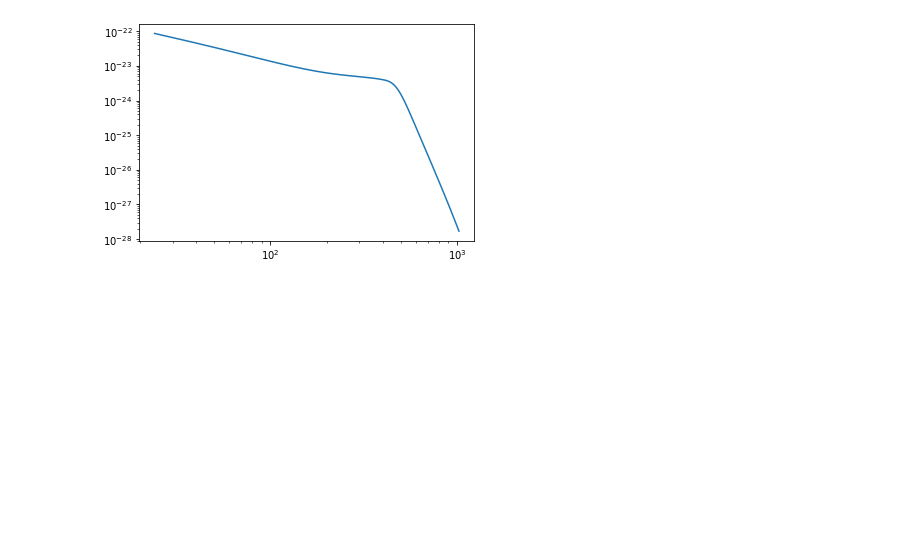
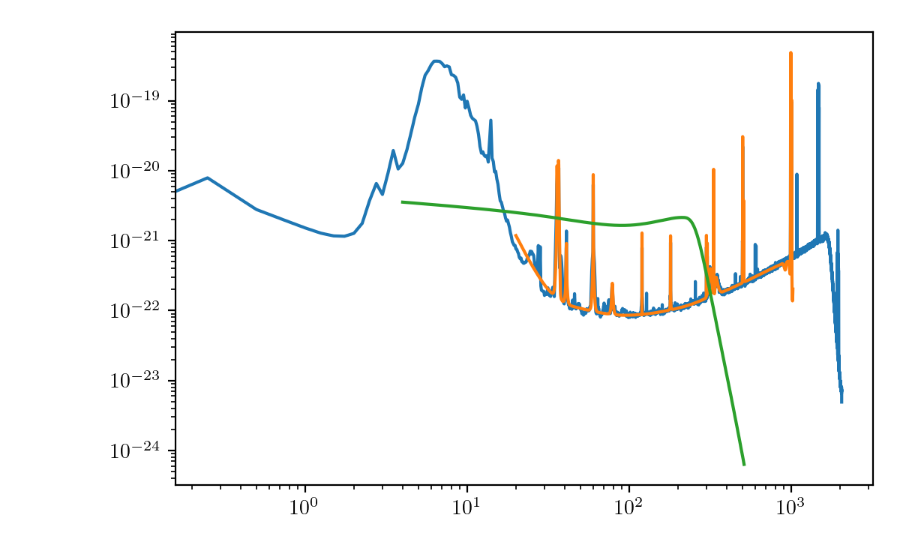
Before and after one commit to eliotfinch/thesis, a Jupyter notebook: Figures/Introduction/fd_waveform.ipynb, the cells around one changed output. Cells and saved outputs as stored; diff of their text form; code cells hidden in the pictures; blank space fills up the shorter version.

Commit message:
Add FD waveform figure

```diff
--- a/Figures/Introduction/fd_waveform.ipynb
+++ b/Figures/Introduction/fd_waveform.ipynb
@@ -49,9 +81,50 @@ def waveform(theta):
+# %%
+# Estimate PSD from data
+
+filtered_data = {
+    IFO_name:event.data[IFO_name]-np.mean(event.data[IFO_name]) for IFO_name in event.IFO_names
+    }
+
+# Following https://arxiv.org/abs/1409.7215 we estimate the ASD using 1024
+# seconds of off-source data. We use a segment of data centered on the event
+# GPS time, where we exclude 4 seconds of data also centered on the GPS time.
+
+# Get the off-source data
+pre_off_source_time, pre_off_source_data = event.get_data_segment(
+    event.time,
+    filtered_data,
+    start_time=gps-2-512,
+    segment_length=512*event.fs)
+
+post_off_source_time, post_off_source_data = event.get_data_segment(
+    event.time,
+    filtered_data,
+    start_time=gps+2,
+    segment_length=512*event.fs)
+
+off_source_time = np.hstack((pre_off_source_time, post_off_source_time))
+off_source_data = {}
+for IFO_name in event.IFO_names:
+    off_source_data[IFO_name] = np.hstack(
+        (pre_off_source_data[IFO_name], post_off_source_data[IFO_name]))
+
+# Estimate the ASD
+asd_dict = event.estimate_asd(
+    off_source_data, nperseg=4*event.fs, noverlap=0, window=('tukey', 0.2), fs=event.fs)
+
+# Frequencies used in the interpolation
+asd_f = asd_dict['H1'].x
+# %%
+# Load GWTC1 PSD for reference
+psd_f, psd_H, psd_L = np.loadtxt('GWTC1_GW150914_PSDs.dat').T
 # %%
-fig, ax = plt.subplots()
+fig, ax = plt.subplots(dpi=200)
 
-ax.plot(fs, abs(hp_ripple + 1j*hc_ripple))
+ax.plot(asd_f, np.sqrt(asd_f)*asd_dict['H1'](asd_f))
+ax.plot(psd_f, np.sqrt(psd_f*psd_H))
+ax.plot(fs, 2*fs*abs(h_projected))
 
 ax.set_xscale('log')
 ax.set_yscale('log')
 # %% [output]
-[figure, old version]
+[figure, new version]
```
Also changed, not shown: parts of 7 cells of this notebook, 1 other file.
